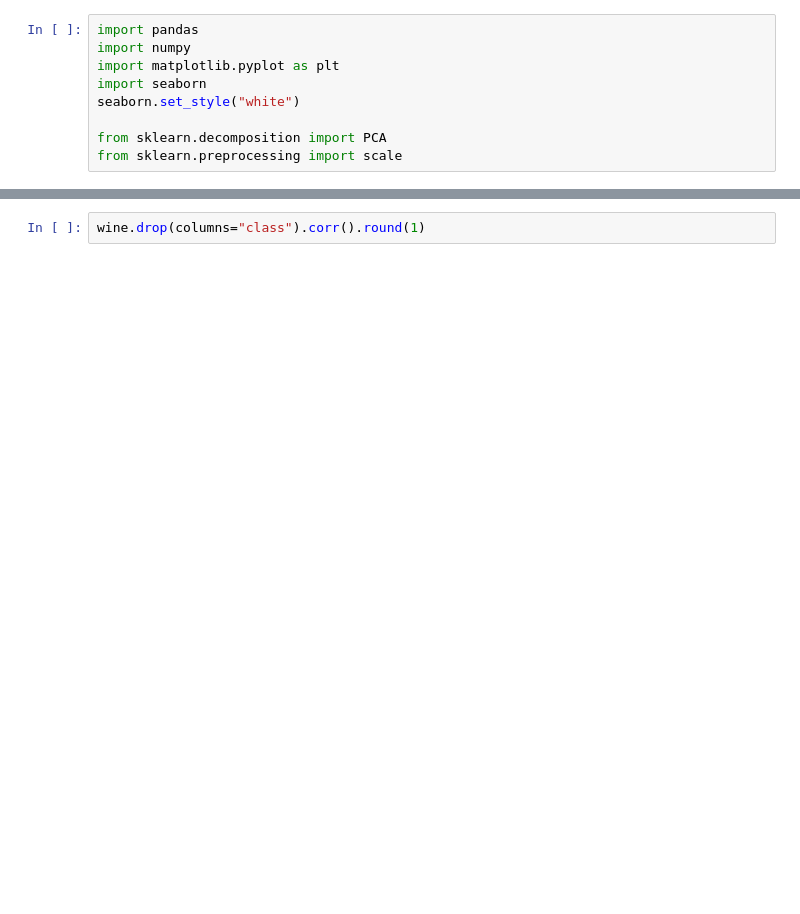
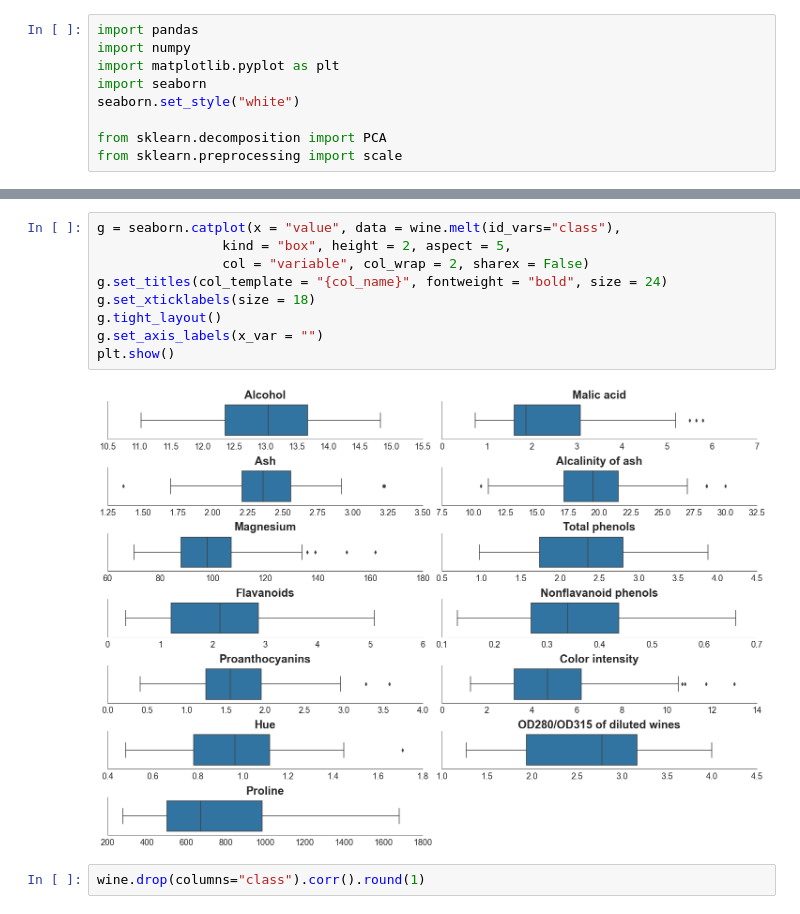
Before and after one commit to fxjollois/cours-2022-2023, a Jupyter notebook: m1-dci-ecd/seance3-correction.ipynb, the cells around one changed output, grey strips where cells are left out. Cells and saved outputs as stored; diff of their text form; blank space fills up the shorter version.

```diff
--- a/m1-dci-ecd/seance3-correction.ipynb
+++ b/m1-dci-ecd/seance3-correction.ipynb
@@ -64,3 +45,14 @@ wine
+# %%
+g = seaborn.catplot(x = "value", data = wine.melt(id_vars="class"),
+                kind = "box", height = 2, aspect = 5,
+                col = "variable", col_wrap = 2, sharex = False)
+g.set_titles(col_template = "{col_name}", fontweight = "bold", size = 24)
+g.set_xticklabels(size = 18)
+g.tight_layout()
+g.set_axis_labels(x_var = "")
+plt.show()
+# %% [output]
+[figure, added]
 # %%
 wine.drop(columns="class").corr().round(1)
 # %% [output]
```
Also changed, not shown: parts of 17 cells of this notebook, 2 other files.
